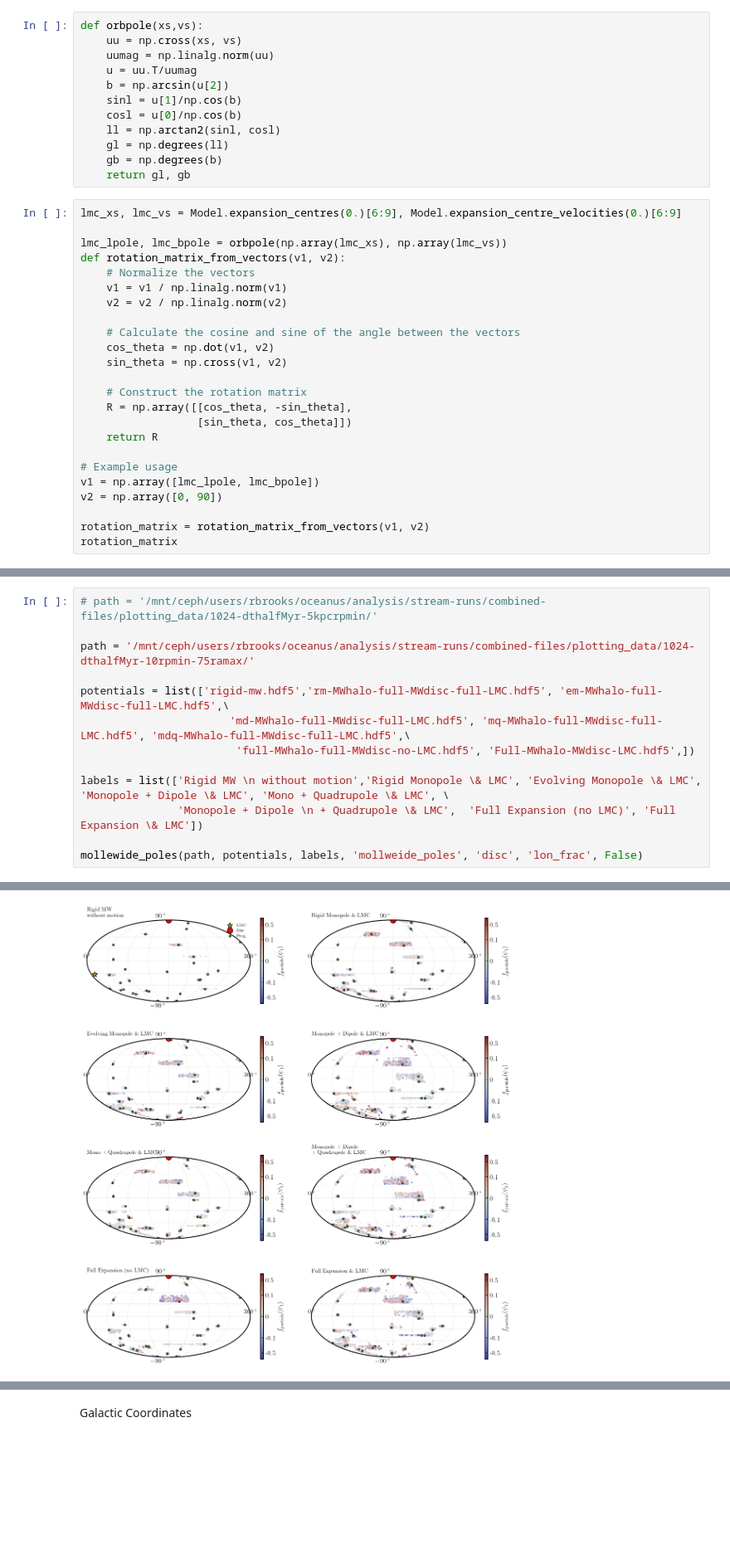
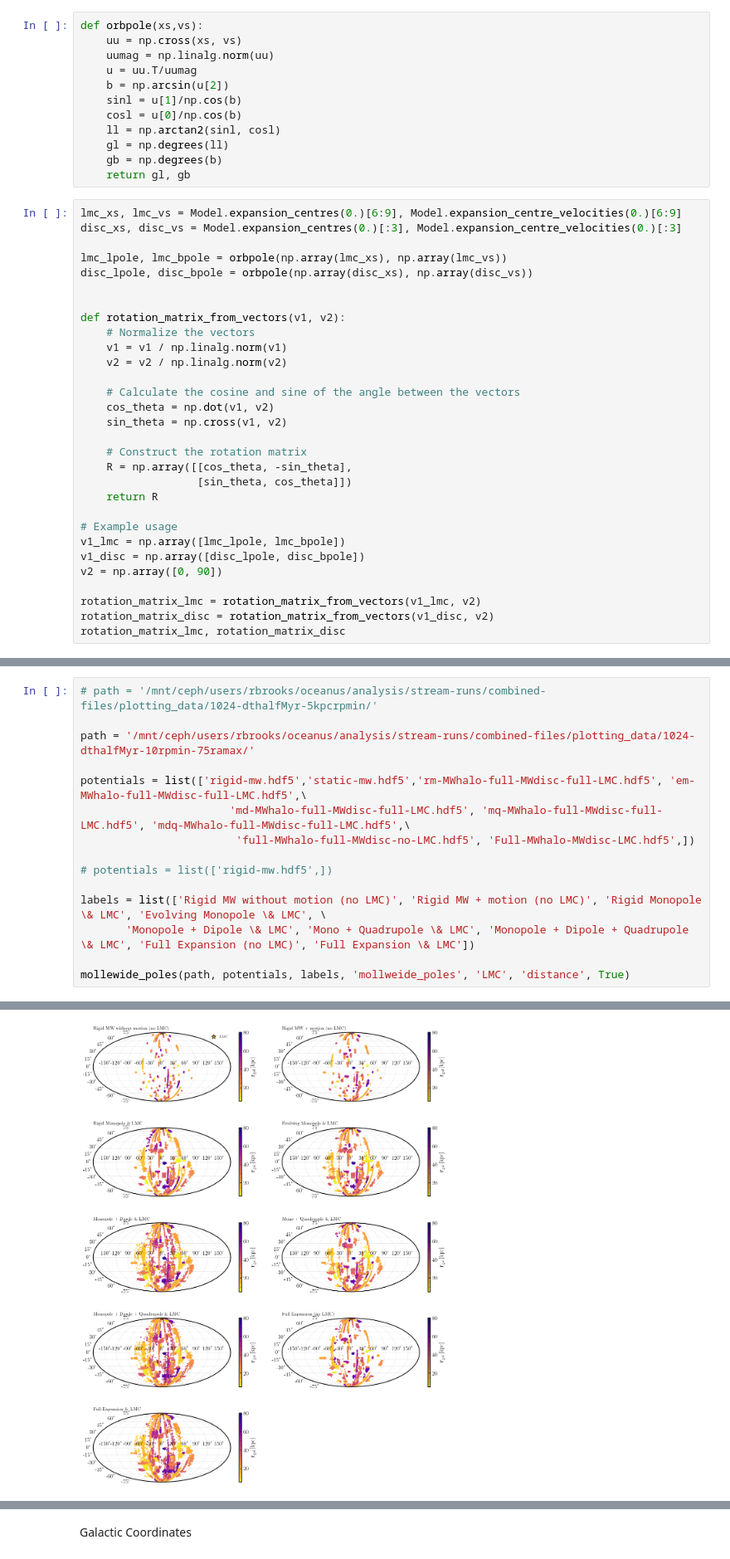
Before and after one commit to dc-broo3/oceanus, a Jupyter notebook: analysis/mollewideplots.ipynb, the cells around one changed output, grey strips where cells are left out. Shown at 83% size. Saved outputs shown, nothing was run; the diff lists cells and outputs as text; blank space fills up the shorter version.

Commit message:
Improvements to quadrants plots

```diff
--- a/analysis/mollewideplots.ipynb
+++ b/analysis/mollewideplots.ipynb
@@ -49,8 +50,12 @@ def orbpole(xs,vs):
     return gl, gb
 # %%
 lmc_xs, lmc_vs = Model.expansion_centres(0.)[6:9], Model.expansion_centre_velocities(0.)[6:9]
+disc_xs, disc_vs = Model.expansion_centres(0.)[:3], Model.expansion_centre_velocities(0.)[:3]
 
 lmc_lpole, lmc_bpole = orbpole(np.array(lmc_xs), np.array(lmc_vs))
+disc_lpole, disc_bpole = orbpole(np.array(disc_xs), np.array(disc_vs))
+
+
 def rotation_matrix_from_vectors(v1, v2):
     # Normalize the vectors
     v1 = v1 / np.linalg.norm(v1)
@@ -66,9 +71,11 @@ def rotation_matrix_from_vectors(v1, v2):
     return R
 
 # Example usage
-v1 = np.array([lmc_lpole, lmc_bpole])
+v1_lmc = np.array([lmc_lpole, lmc_bpole])
+v1_disc = np.array([disc_lpole, disc_bpole])
 v2 = np.array([0, 90])
 
-rotation_matrix = rotation_matrix_from_vectors(v1, v2)
-rotation_matrix
+rotation_matrix_lmc = rotation_matrix_from_vectors(v1_lmc, v2)
+rotation_matrix_disc = rotation_matrix_from_vectors(v1_disc, v2)
+rotation_matrix_lmc, rotation_matrix_disc
 # %% [output]
@@ -198,12 +190,14 @@ def mollewide_poles(path_data, pots, pot_labels, plotname, frame, cbar, savefig=
 
 path = '/mnt/ceph/users/rbrooks/oceanus/analysis/stream-runs/combined-files/plotting_data/1024-dthalfMyr-10rpmin-75ramax/'
 
-potentials = list(['rigid-mw.hdf5','rm-MWhalo-full-MWdisc-full-LMC.hdf5', 'em-MWhalo-full-MWdisc-full-LMC.hdf5',\
+potentials = list(['rigid-mw.hdf5','static-mw.hdf5','rm-MWhalo-full-MWdisc-full-LMC.hdf5', 'em-MWhalo-full-MWdisc-full-LMC.hdf5',\
                        'md-MWhalo-full-MWdisc-full-LMC.hdf5', 'mq-MWhalo-full-MWdisc-full-LMC.hdf5', 'mdq-MWhalo-full-MWdisc-full-LMC.hdf5',\
                         'full-MWhalo-full-MWdisc-no-LMC.hdf5', 'Full-MWhalo-MWdisc-LMC.hdf5',])
 
-labels = list(['Rigid MW \n without motion','Rigid Monopole \& LMC', 'Evolving Monopole \& LMC', 'Monopole + Dipole \& LMC', 'Mono + Quadrupole \& LMC', \
-               'Monopole + Dipole \n + Quadrupole \& LMC',  'Full Expansion (no LMC)', 'Full Expansion \& LMC'])
+# potentials = list(['rigid-mw.hdf5',])
 
-mollewide_poles(path, potentials, labels, 'mollweide_poles', 'disc', 'lon_frac', False)
+labels = list(['Rigid MW without motion (no LMC)', 'Rigid MW + motion (no LMC)', 'Rigid Monopole \& LMC', 'Evolving Monopole \& LMC', \
+       'Monopole + Dipole \& LMC', 'Mono + Quadrupole \& LMC', 'Monopole + Dipole + Quadrupole \& LMC', 'Full Expansion (no LMC)', 'Full Expansion \& LMC'])
+
+mollewide_poles(path, potentials, labels, 'mollweide_poles', 'LMC', 'distance', True)
 # %% [output]
@@ -210 +213 @@ mollewide_poles(path, potentials, labels, 'mollweide_poles', 'disc', 'lon_frac',
-[figure, old version]
+[figure, new version]
```
Also changed, not shown: parts of 32 cells of this notebook.
